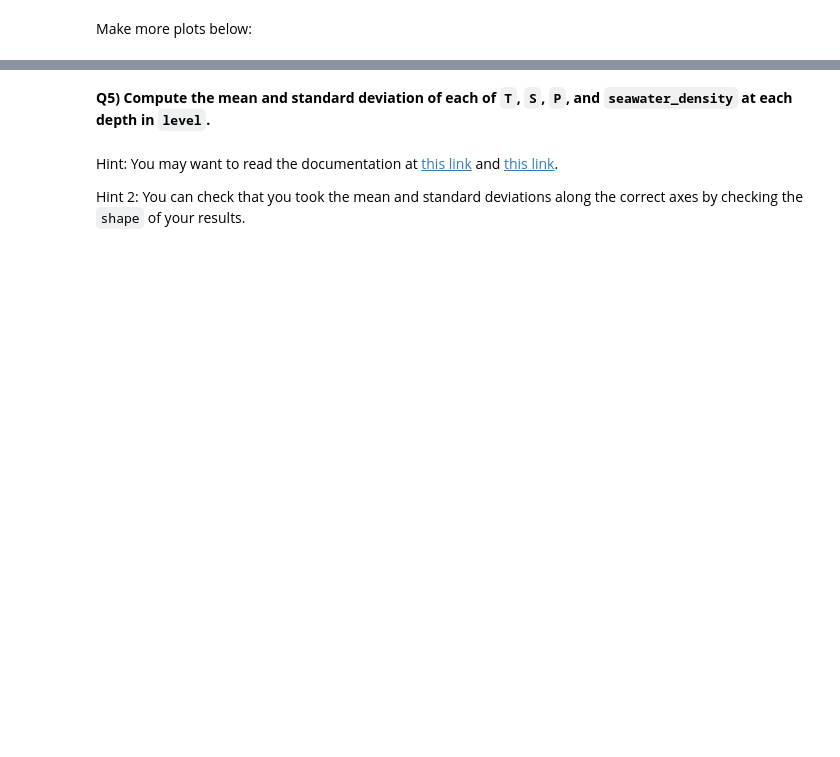
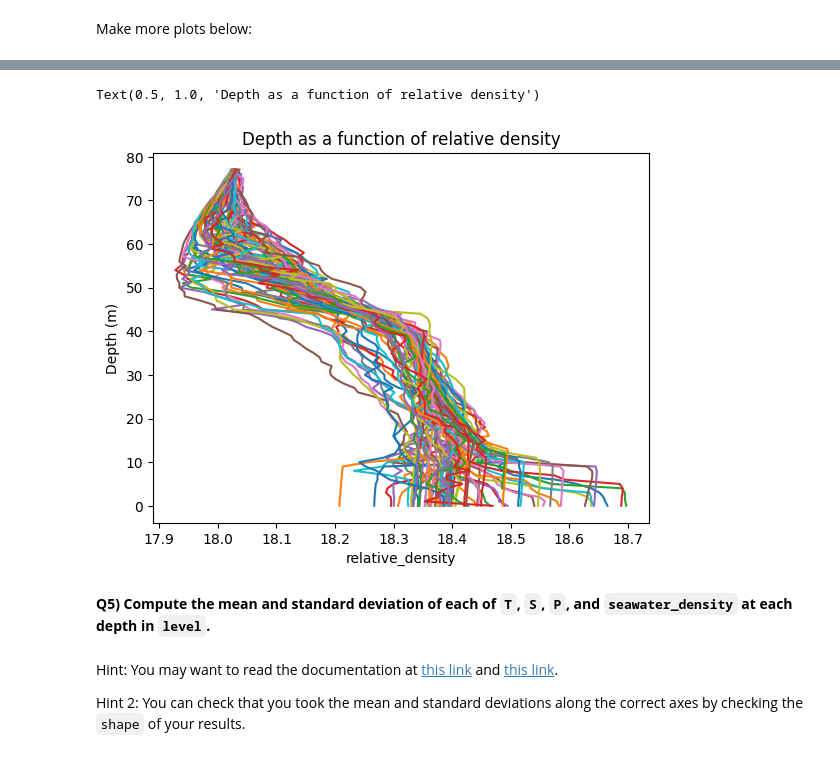
Before and after one commit to svoll1105/2025_Intro_Python, a Jupyter notebook: notebook/W2_S1.ipynb, the cells around one changed output, grey strips where cells are left out. Drawn from its saved outputs; the diff is of its cells as text; code cells hidden in the pictures; blank space fills up the shorter version.

```diff
--- a/notebook/W2_S1.ipynb
+++ b/notebook/W2_S1.ipynb
@@ -144,2 +244,6 @@ ___ = CT_from_t(___,___,___)
+# %%
+import numpy as np
+from gsw import CT_from_t
+CT = CT_from_t(T,S,P)
 # %% [markdown]
 Calculate the `relative density` using the equation above
@@ -148,3 +250,6 @@ ___ = ___
+# %%
+
+relative_density = a * S + b * CT + c * CT**2
 # %% [markdown]
 **Q4) Make a plot for each column of data in `T`, `S`, `P`, and
 `relative_density` (four plots)**
@@ -172,3 +296,11 @@ Make more plots below:
+# %%
+plt.plot(relative_density, levels)
+plt.xlabel('relative_density')
+plt.ylabel('Depth (m)')
+plt.title('Depth as a function of relative density')
+# %% [output]
+Text(0.5, 1.0, 'Depth as a function of relative density')
+[figure, added]
 # %% [markdown]
 **Q5) Compute the mean and standard deviation of each of `T`, `S`, `P`, and `seawater_density` at each depth in `level`.**
 # %% [markdown]
```
Also changed, not shown: parts of 34 cells of this notebook.
